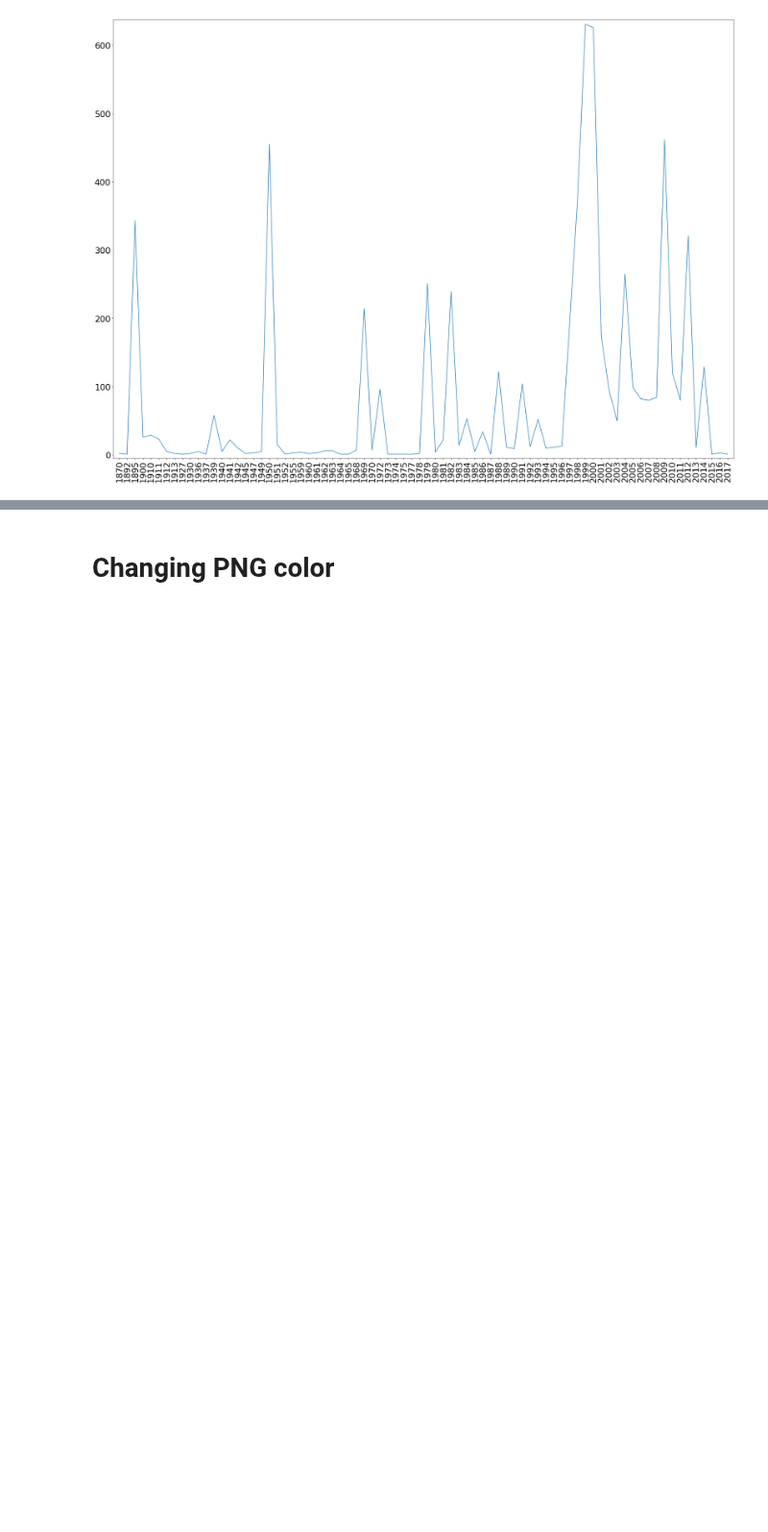
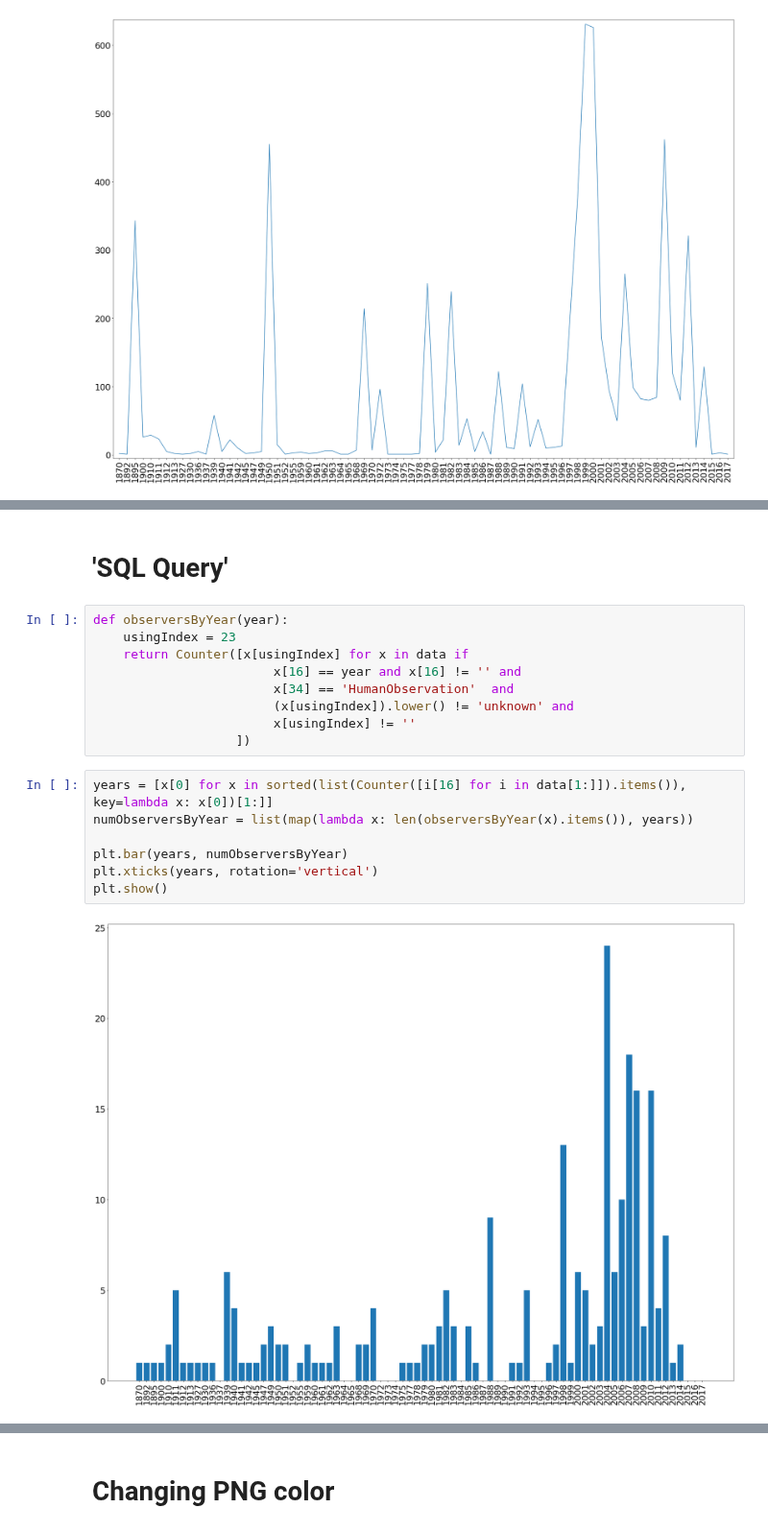
Before and after one commit to Daniel-Davies/DissertationCode, a Jupyter notebook: SpeciesPlot/SpeciesFreq.ipynb, the cells around one changed output, grey strips where cells are left out. Shown at 96% size. Cells and saved outputs as stored; diff of their text form; blank space fills up the shorter version.

Commit message:
Added observer analysis

```diff
--- a/SpeciesPlot/SpeciesFreq.ipynb
+++ b/SpeciesPlot/SpeciesFreq.ipynb
@@ -111,0 +138,20 @@ plt.show()
+# %% [markdown]
+# 'SQL Query'
+# %%
+def observersByYear(year):
+    usingIndex = 23
+    return Counter([x[usingIndex] for x in data if
+                        x[16] == year and x[16] != '' and
+                        x[34] == 'HumanObservation'  and
+                        (x[usingIndex]).lower() != 'unknown' and
+                        x[usingIndex] != ''
+                   ])
+# %%
+years = [x[0] for x in sorted(list(Counter([i[16] for i in data[1:]]).items()), key=lambda x: x[0])[1:]]
+numObserversByYear = list(map(lambda x: len(observersByYear(x).items()), years))
+
+plt.bar(years, numObserversByYear)
+plt.xticks(years, rotation='vertical')
+plt.show()
+# %% [output]
+[figure, added]
```
Also changed, not shown: parts of 5 cells of this notebook.
